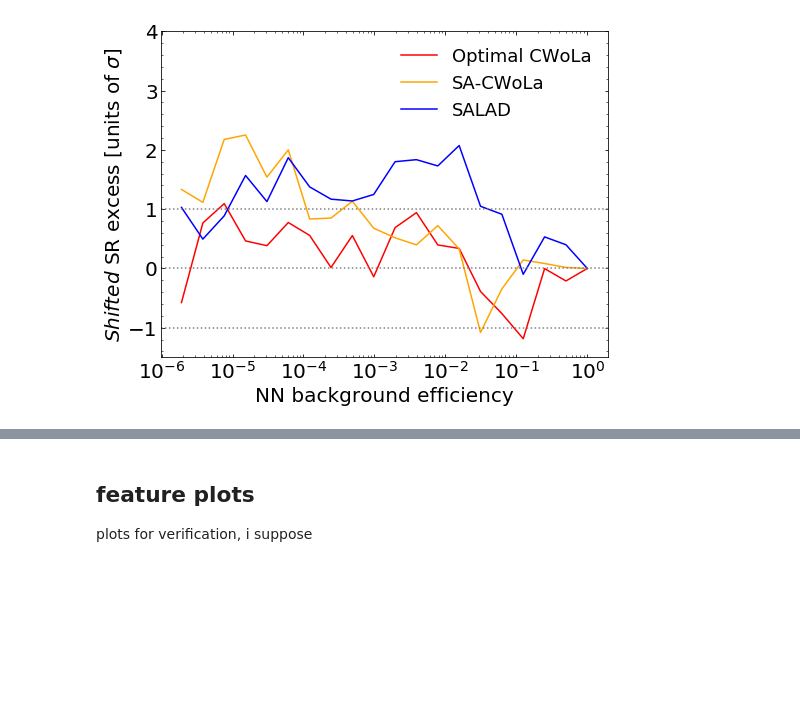
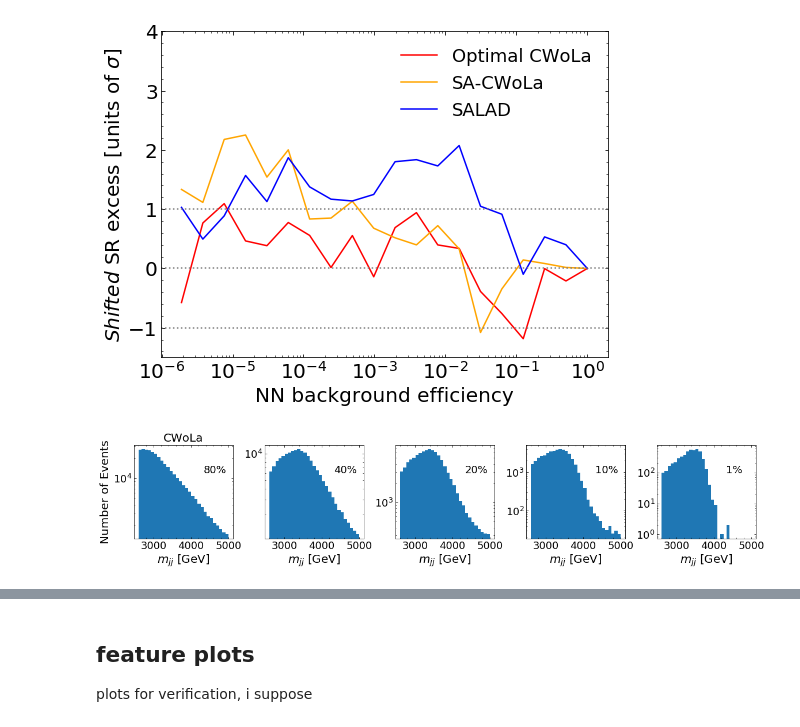
Before and after one commit to bnachman/DCTRHunting, a Jupyter notebook: CWoLaSimulationAssistedDecorrelationCorrelated_deltaMj.ipynb, the cells around one changed output, grey strips where cells are left out. Drawn from its saved outputs; the diff is of its cells as text; code cells hidden in the pictures; blank space fills up the shorter version.

```diff
--- a/CWoLaSimulationAssistedDecorrelationCorrelated_deltaMj.ipynb
+++ b/CWoLaSimulationAssistedDecorrelationCorrelated_deltaMj.ipynb
@@ -1602,14 +1643,14 @@ Epoch 20/20
 # model_sup = tf.keras.models.load_model('models/supervised/model_0')
 model_cwola_optimal_NO = tf.keras.models.load_model('models/ocwola/no_signal/model_0')
 model_sacwola_NO = tf.keras.models.load_model('models/sacwola/no_signal/model_0')
-# model_cwola = tf.keras.models.load_model('models/cwola/model_0')
+model_cwola_NO = tf.keras.models.load_model('models/cwola/no_signal/model_0')
 model_salad_NO = tf.keras.models.load_model('models/SALAD/no_signal/model_0')
 # model_dvsim = tf.keras.models.load_model('models/dvsim/model_0')
 # %%
 #preds_fully_all_NO = model_NO.predict(X_test_all,batch_size=10000)
 preds_optimal_cwola_NO = model_cwola_optimal_NO.predict(X_test_all,batch_size=10000)
 preds_sacwola_NO = model_sacwola_NO.predict(X_test_all,batch_size=10000)
-#preds_cwola_NO = model_cwola_NO.predict(X_test_all,batch_size=10000)
+preds_cwola_NO = model_cwola_NO.predict(X_test_all,batch_size=10000)
 preds_salad_NO = model_salad_NO.predict(X_test_all,batch_size=10000)
 #preds_datavsim_NO = model_datavsim_NO.predict(X_test_all,batch_size=10000)
 # %%
@@ -1719,3 +1760,34 @@ plt.savefig('plots/lhco/fitnosig_optimal_shifted.pdf',bbox_inches='tight')
 plt.savefig('plots/lhco/fitnosig_optimal_shifted.png',bbox_inches='tight')
 # %% [output]
 [figure]
+# %%
+# background distribution with cuts from CWoLa
+q_vals = [0.2, 0.6, 0.8, 0.9, 0.99]
+
+fig = plt.figure(figsize=(20,3))
+gs = gridspec.GridSpec(nrows=1, ncols=2*len(q_vals), width_ratios=[1, 0.1]*len(q_vals))
+
+for i, q_thresh in enumerate(q_vals):
+    ax0 = plt.subplot(gs[2*i])
+
+    q = np.quantile(preds_cwola_NO[Y_test_all==0],q_thresh)
+    plt.hist(1000*M_test_all[(Y_test_all==0)*(preds_cwola_NO[:,0]>q)],bins=np.linspace(2600,5000,30))
+    plt.yscale('log')
+    plt.minorticks_on()
+    ax0.yaxis.set_ticks_position('both')
+    ax0.xaxis.set_ticks_position('both')
+    ax0.tick_params(direction="in",which="both")
+    plt.xticks(fontsize=18)
+    plt.yticks(fontsize=18)
+
+    plt.text(0.7, 0.7, ('%i'%(100-100*q_thresh))+'%', transform=ax0.transAxes, fontsize=18)
+
+    plt.xlabel('$m_{jj}$ [GeV]', fontsize=20)
+    if i == 0:
+        plt.ylabel('Number of Events', fontsize=20)
+        plt.title('CWoLa', fontsize=20)
+
+plt.savefig('plots/lhco/mjj_cutscan.pdf',bbox_inches='tight')
+plt.savefig('plots/lhco/mjj_cutscan.png',bbox_inches='tight')
+# %% [output]
+[figure, added]
```
Also changed, not shown: parts of 4 cells of this notebook, 9 other files.
